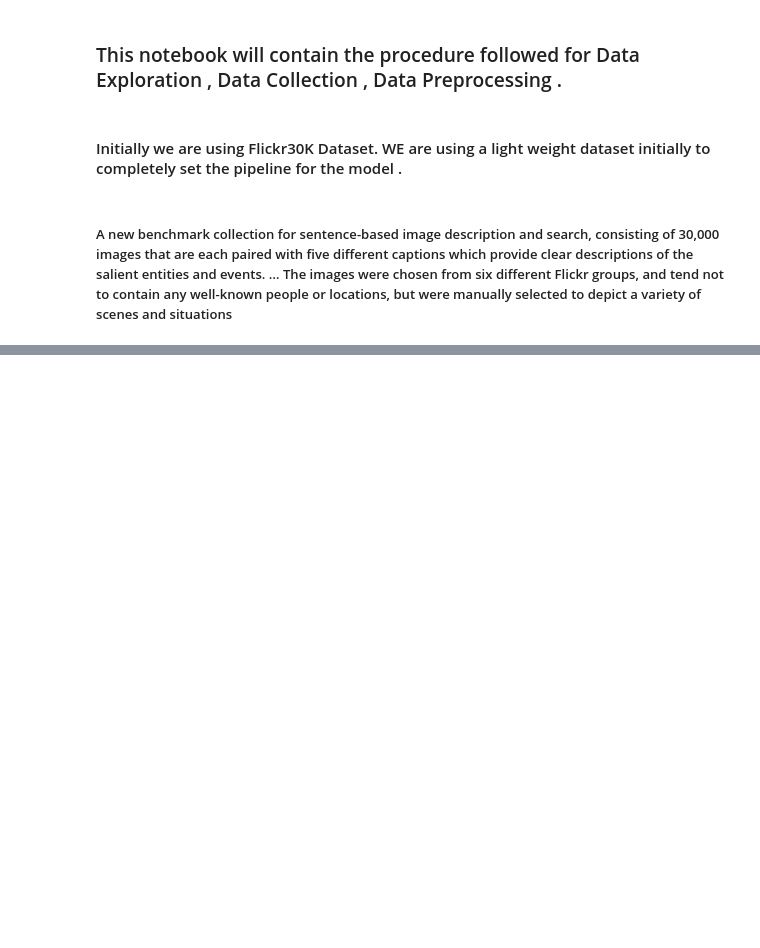
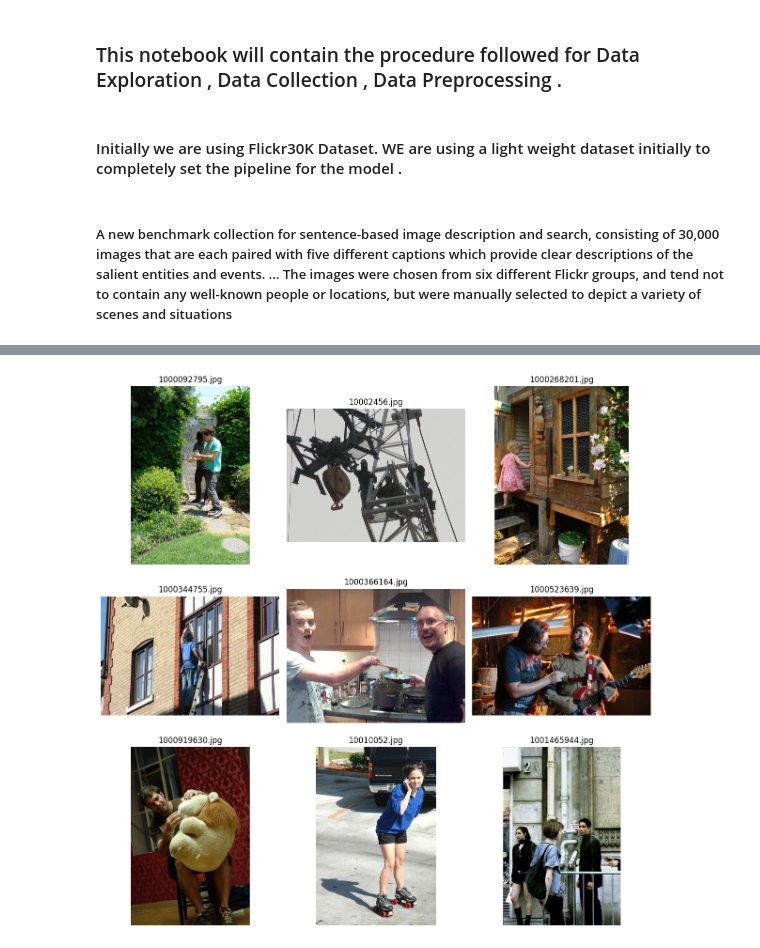
Before and after one commit to harmandugri15/VisionNarrator, a Jupyter notebook: notebooks/data_exploration.ipynb, the cells around one changed output, grey strips where cells are left out. Cells and saved outputs as stored; diff of their text form; code cells hidden in the pictures; blank space fills up the shorter version.

Commit message:
seeing data (#1)
Co-authored-by: harmandugri15 <harmandugri15.com>

```diff
--- a/notebooks/data_exploration.ipynb
+++ b/notebooks/data_exploration.ipynb
@@ -24,0 +47,9 @@ Downloading to C:\Users\vishe\OneDrive\Desktop\VisionNarrator\VisionNarrator\src
+# %%
+from pathlib import Path
+
+data_dir = (Path.cwd().parent / "src" / "data").resolve()
+
+print("Data folder:", data_dir)
+
+for item in data_dir.iterdir():
+    print(item.name)
@@ -24,0 +61,12 @@ Downloading to C:\Users\vishe\OneDrive\Desktop\VisionNarrator\VisionNarrator\src
+# %%
+from pathlib import Path
+
+images_dir = data_dir / "Images"
+
+images = list(images_dir.glob("*.jpg"))
+
+print("Total images:", len(images))
+print("First 5 images:")
+
+for image in images[:5]:
+    print(image.name)
@@ -24,0 +81,20 @@ Downloading to C:\Users\vishe\OneDrive\Desktop\VisionNarrator\VisionNarrator\src
+# %%
+import matplotlib.pyplot as plt
+from PIL import Image
+
+samples = images[:9]
+
+plt.figure(figsize=(12, 12))
+
+for i, image_path in enumerate(samples):
+    image = Image.open(image_path)
+
+    plt.subplot(3, 3, i + 1)
+    plt.imshow(image)
+    plt.axis("off")
+    plt.title(image_path.name)
+
+plt.tight_layout()
+plt.show()
+# %% [output]
+[figure, added]
```
Also changed, not shown: parts of 6 cells of this notebook.
